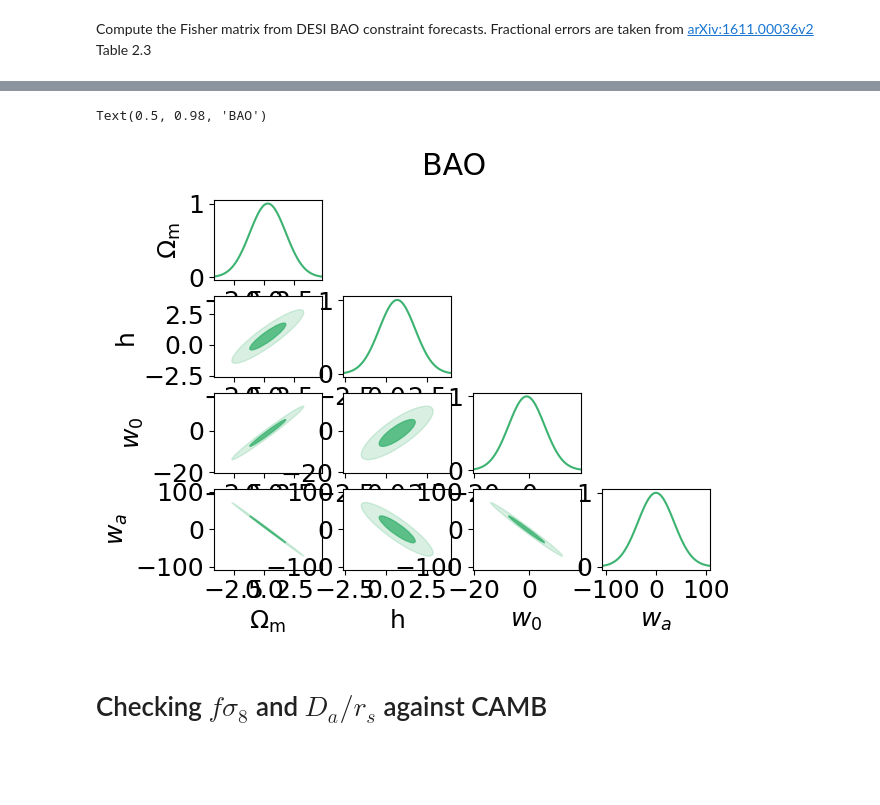
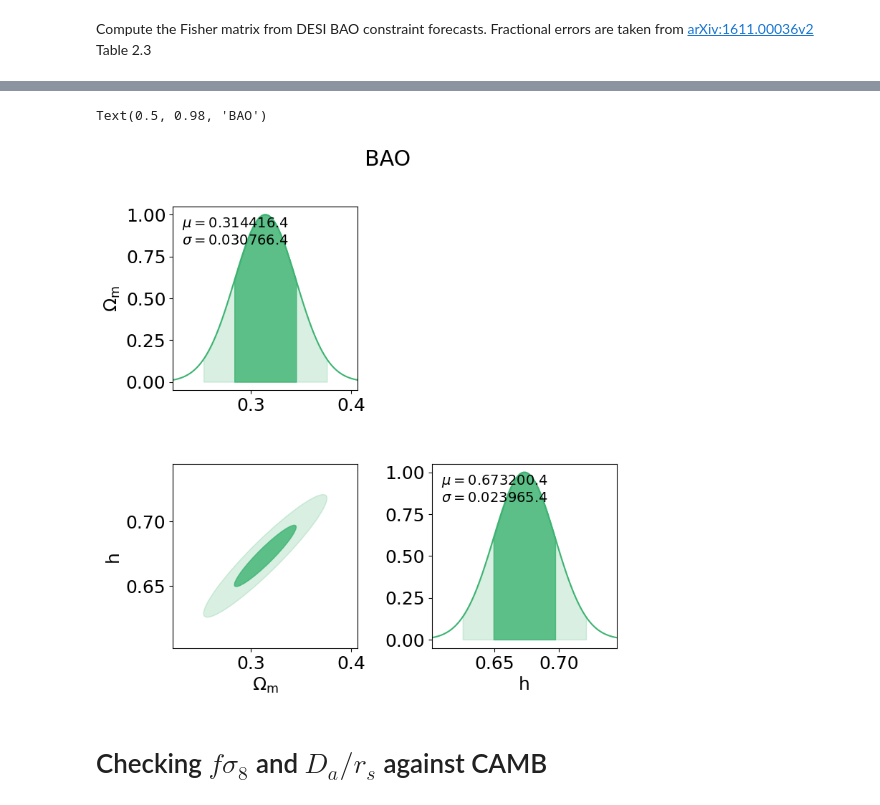
Before and after one commit to cmatties/CAMB-Workbook, a Jupyter notebook: fsigma8-BAO.ipynb, the cells around one changed output, grey strips where cells are left out. Cells and saved outputs as stored; diff of their text form; code cells hidden in the pictures; blank space fills up the shorter version.

```diff
--- a/fsigma8-BAO.ipynb
+++ b/fsigma8-BAO.ipynb
@@ -325,7 +325,7 @@ print(fisher)
 # %%
 param_names = (r'$\Omega_\mathrm{m}$', r'$S_8$',
                #r'$w_0$', r'$w_a$',
-               r'$\gamma_0$', r'$\gamma_1$'
+               #r'$\gamma_0$', r'$\gamma_1$'
                )
 
 fisher_inv = np.linalg.inv(fisher)
@@ -334,7 +334,7 @@ fid_params=fid_params_fsig8
 
 fig,ax = plt.subplots(1,1)
 
-plot_1d_error(fisher_inv, fid_params, param_names, np.arange(cosmo_param_nr_fsig8), ax)
+plot_1d_error_frac(fisher_inv, fid_params, param_names, np.arange(cosmo_param_nr_fsig8), ax)
 
 ax.set_title(r'Fractional error, $f\sigma_8$', fontsize=30)
 ax.set_xlabel(r'$\sigma_\theta/\theta_\mathrm{fid}$')
@@ -377,12 +378,17 @@ def compute_BAO_mean(params, z=z):
     cosmo_params = unpack_params_vec_BAO(params)
     cosmo = jc.Cosmology(Omega_m=cosmo_params[0],
                          Omega_c=cosmo_params[0]-PL18_omegab,
+                         #Omega_m = PL18_omegac+PL18_omegab,
+                         #Omega_c = PL18_omegac,
                          Omega_b=PL18_omegab,
                          Omega_k=PL18_omegak,
                          h=cosmo_params[1],
+                         #h=PL18_h,
                          n_s=PL18_ns,
+                         #S8=PL18_sigma8*((PL18_omegac+PL18_omegab)/0.3)**.5, sigma8=PL18_sigma8,
                          S8=PL18_sigma8*(cosmo_params[0]/0.3)**.5, sigma8=PL18_sigma8,
-                         w0=cosmo_params[2], wa = cosmo_params[3],
+                         #w0=cosmo_params[1], wa = cosmo_params[2],
+                         w0 = PL18_w0, wa=PL18_wa,
                          gamma0=GR_gamma0, gamma1=GR_gamma1)
     BAOs = DA_rs(cosmo, z)
     return BAOs
@@ -436,18 +444,34 @@ print(np.linalg.inv(fisher))
+# %%
+h_prior_sigma = (1-(1+.2)/2)/3 #Approximating U[20,100]
+om_b_prior_sigma = (0.1-(0.1+0.005)/2)/4 #Approximating U[.005,.1]
+
+prior_mat = np.zeros_like(fisher)
+
+prior_mat = prior_mat.at[1,1].set(h_prior_sigma**-2)
+
+fisher_priors = fisher + prior_mat
 # %%
 param_names = (r'$\Omega_\mathrm{m}$',# r'$\Omega_\mathrm{b}$',
                'h',
-               r'$w_0$', r'$w_a$'
+               #r'$w_0$', r'$w_a$'
                )
-
-fisher_inv = np.linalg.inv(fisher)
+fisher = jacobian.T @ prc_mat @ jacobian
+print(fisher.shape)
+print(fisher)
+print(np.linalg.inv(fisher))
+#fisher_inv = np.linalg.inv(fisher)
+fisher_inv = np.linalg.inv(fisher_priors)
 extract_params = cosmo_param_nr_BAO
 fid_params=fid_params_BAO
 
 fig,ax = plt.subplots(1,1)
 
-plot_1d_error(fisher_inv, fid_params, param_names, np.arange(cosmo_param_nr_BAO), ax)
+plot_1d_error_frac(fisher_inv, fid_params, param_names, np.arange(cosmo_param_nr_BAO), ax)
 
 ax.set_title(r'$\frac{\sigma_\theta}{\theta_\mathrm{fid}}$ from BAO', fontsize=30)
 
-print(fisher_inv[0,0]**.5/fid_params[0])
+
+fig,ax = plt.subplots(1,1)
+plot_1d_error(fisher_inv, param_names, np.arange(cosmo_param_nr_BAO), ax)
+ax.set_title(r'1-$\sigma$ error magnitudes from BAO', fontsize=30)
 # %% [output]
@@ -456,22 +486,25 @@ print(fisher_inv[0,0]**.5/fid_params[0])
 # %%
 plt.rcParams.update({'font.size' : 18})
-fig= plt.figure()
+
+fig= plt.figure(figsize=(extract_params*4,extract_params*4))
+plt.subplots_adjust(wspace=0.4, hspace=0.4)
+
 for i in range(extract_params):
     for j in range(extract_params):
         if j<i:
             plt.subplot(extract_params,extract_params,i*extract_params+j+1)
             plot_contours(fisher_inv, fid_params, np.array([j,i]),fill=True,antialiased=True,color='mediumseagreen')
         if j==i:
             plt.subplot(extract_params, extract_params, i*extract_params+j+1)
             plot_Gaussian(fisher_inv, fid_params, i, color='mediumseagreen')
         if i == extract_params - 1:
             plt.xlabel(param_names[j])
         if j == 0:
             plt.ylabel(param_names[i])
 fig.suptitle('BAO')
 # %% [output]
 Text(0.5, 0.98, 'BAO')
-[figure, old version]
+[figure, new version]
 # %% [markdown]
 # Checking $f\sigma_8$ and $D_a/r_s$ against CAMB
 # %%
```
Also changed, not shown: parts of 27 cells of this notebook, 1 other file.
